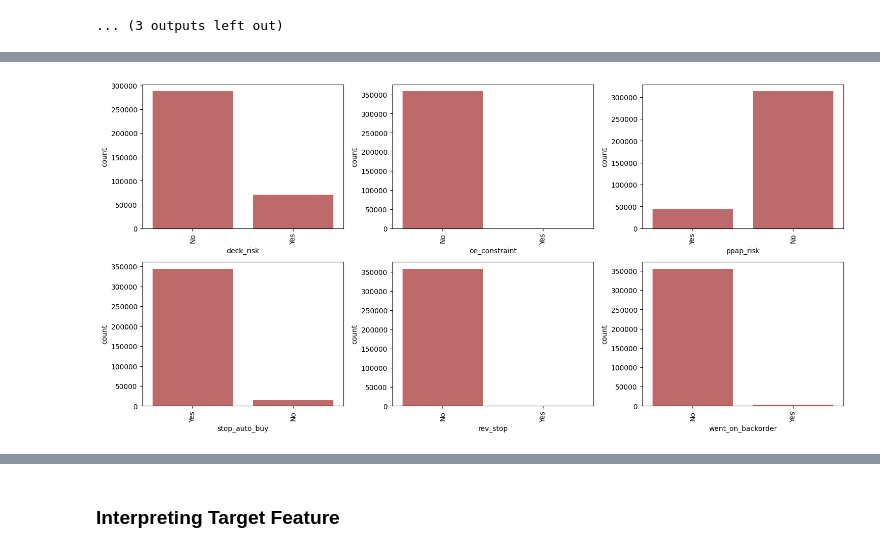
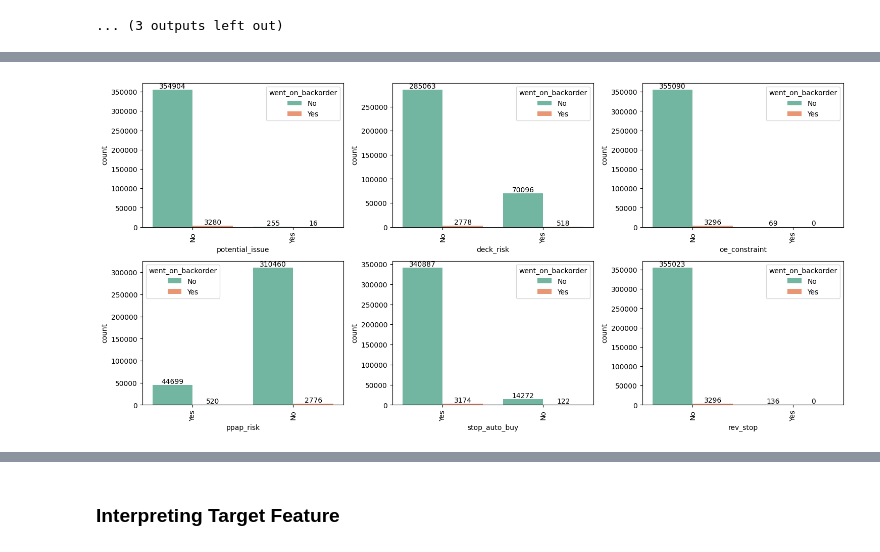
Before and after one commit to medashabari/BackorderPrediction, a Jupyter notebook: notebook/back-order-prediction.ipynb, the cells around one changed output, grey strips where cells are left out. Cells and saved outputs as stored; diff of their text form; code cells hidden in the pictures.

```diff
--- a/notebook/back-order-prediction.ipynb
+++ b/notebook/back-order-prediction.ipynb
@@ -79,6 +75,8 @@ dataset.head()
 | 1145713 | 2.0 | 2.0 | 0.0 | 0.0 | 0.0 | 0.0 | ... |
 | 1080013 | 3.0 | 8.0 | 0.0 | 0.0 | 0.0 | 0.0 | ... |
 | 1264726 | 8.0 | NaN | 0.0 | 0.0 | 0.0 | 0.0 | ... |
+# %%
+dataset.reset_index(inplace=True,drop=True)
 # %%
 # Checking the shape of the dataset
 
@@ -308,14 +338,16 @@ Maximum:10045.00
 # %%
 # plotting the categoricl features
 
 plt.figure(figsize=(15, 70))
-for i, feature in enumerate(categorical_features[1:]):
+for i, feature in enumerate(categorical_features[:-1]):
     plt.subplot(20, 3, i+1)
-    sns.countplot(x=dataset[feature], color='indianred')
+    ax=sns.countplot(x=dataset[feature],palette='Set2',hue=dataset['went_on_backorder'])
     plt.xlabel = feature
 
     plt.ylabel = 'Frequency'
     plt.xticks(rotation=90)
+    for i in ax.containers:
+        ax.bar_label(i)
     plt.tight_layout()
 # %% [output]
-[figure, old version]
+[figure, new version]
```
Also changed, not shown: parts of 26 cells of this notebook, 8 other files.
